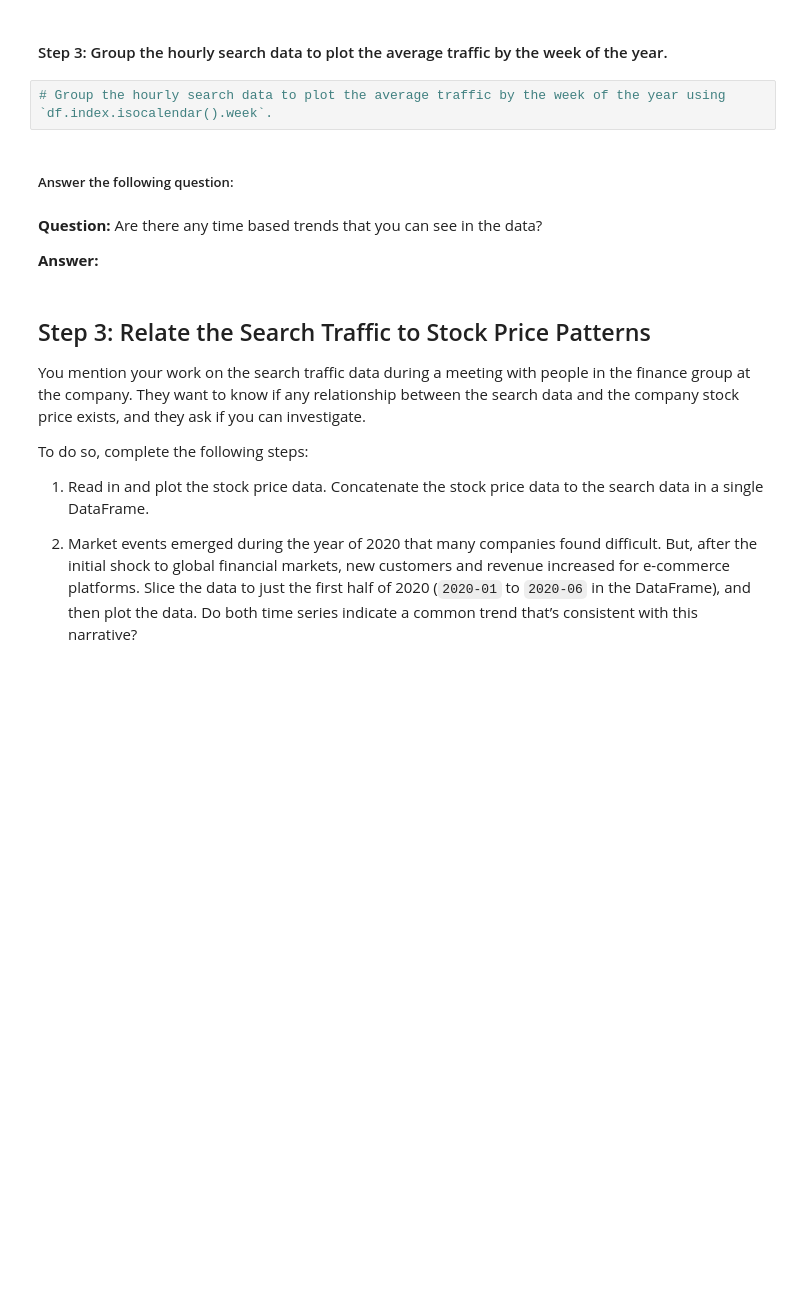
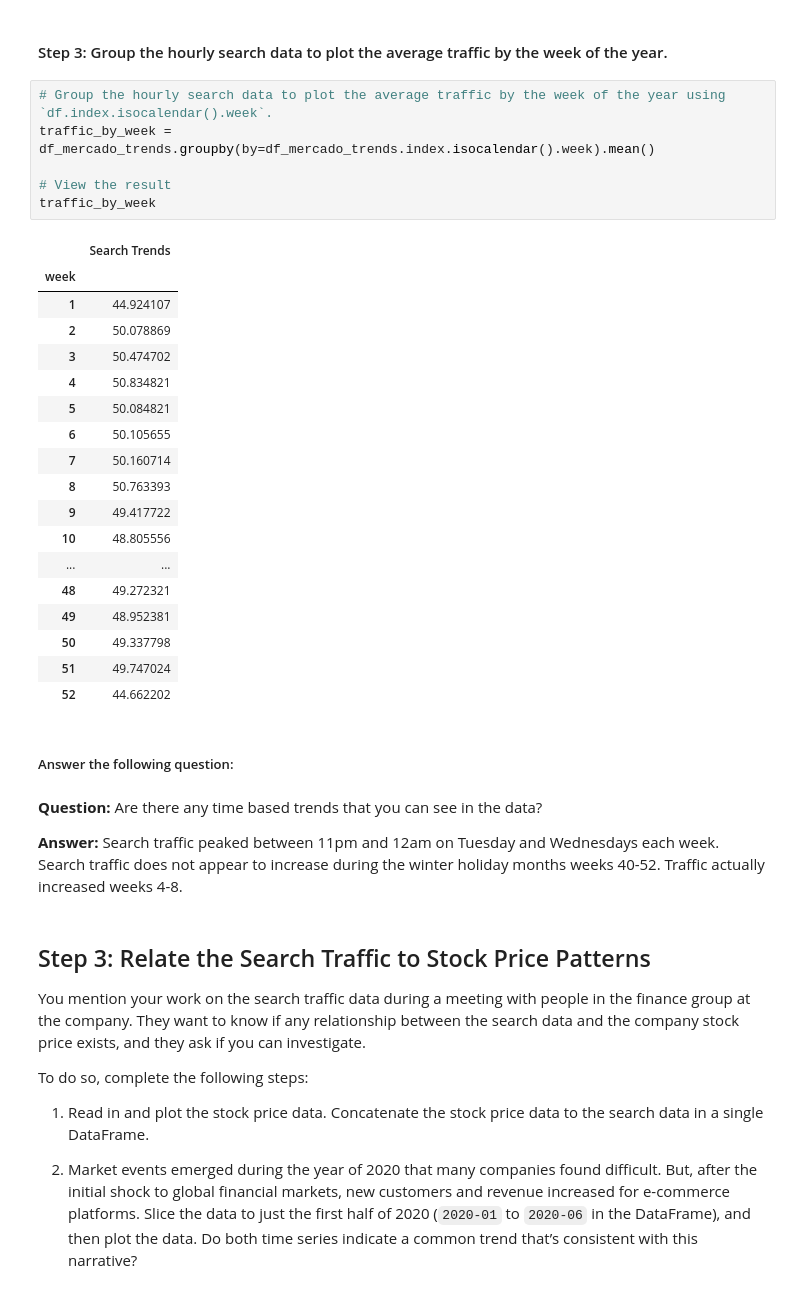
Before and after one commit to edoucet-AI/phophet-challenge, a Jupyter notebook: forecasting_net_prophet.ipynb, the cells around one changed output. Cells and saved outputs as stored; diff of their text form; blank space fills up the shorter version.

```diff
--- a/forecasting_net_prophet.ipynb
+++ b/forecasting_net_prophet.ipynb
@@ -186,12 +223,35 @@ To that end, you want to mine the search traffic data for predictable seasonal p
 #### Step 3: Group the hourly search data to plot the average traffic by the week of the year.
 # %%
 # Group the hourly search data to plot the average traffic by the week of the year using `df.index.isocalendar().week`.
+traffic_by_week = df_mercado_trends.groupby(by=df_mercado_trends.index.isocalendar().week).mean()
+
+# View the result
+traffic_by_week
+# %% [output]
+|  | Search Trends |
+| week |  |
+| 1 | 44.924107 |
+| 2 | 50.078869 |
+| 3 | 50.474702 |
+| 4 | 50.834821 |
+| 5 | 50.084821 |
+| 6 | 50.105655 |
+| 7 | 50.160714 |
+| 8 | 50.763393 |
+| 9 | 49.417722 |
+| 10 | 48.805556 |
+| ... | ... |
+| 48 | 49.272321 |
+| 49 | 48.952381 |
+| 50 | 49.337798 |
+| 51 | 49.747024 |
+| 52 | 44.662202 |
 # %% [markdown]
 ##### Answer the following question:
 # %% [markdown]
 **Question:** Are there any time based trends that you can see in the data?
 
-**Answer:**
+**Answer:** Search traffic peaked between 11pm and 12am on Tuesday and Wednesdays each week.  Search traffic does not appear to increase during the winter holiday months weeks 40-52.  Traffic actually increased weeks 4-8.
 # %% [markdown]
 ## Step 3: Relate the Search Traffic to Stock Price Patterns
 
```
Also changed, not shown: parts of 3 cells of this notebook.
